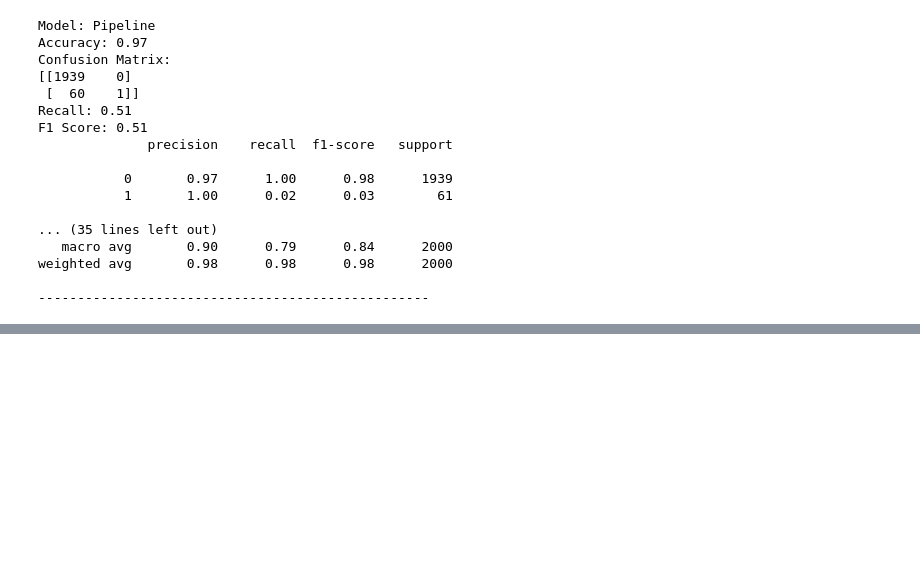
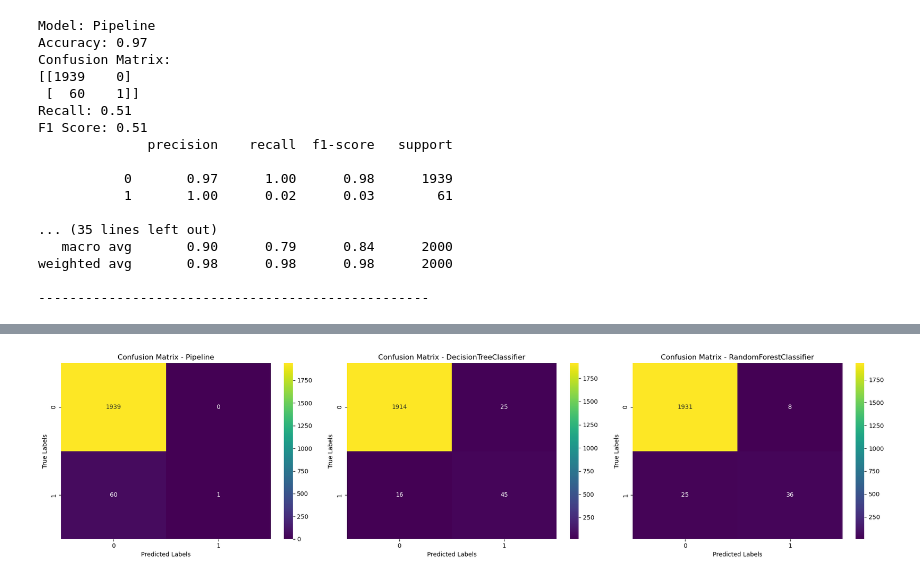
Before and after one commit to invinciblesk/predictive_maintenance_analytics, a Jupyter notebook: notebook/predictive_maintenance.ipynb, the cells around one changed output, grey strips where cells are left out. Saved outputs shown, nothing was run; the diff lists cells and outputs as text; code cells hidden in the pictures; blank space fills up the shorter version.

```diff
--- a/notebook/predictive_maintenance.ipynb
+++ b/notebook/predictive_maintenance.ipynb
@@ -685,0 +739,18 @@ weighted avg       0.98      0.98      0.98      2000
+# %%
+# confusion matrix
+fig, axes = plt.subplots(1, 3, figsize=(20, 5))
+
+for i, model in enumerate(models):
+    model_name = model.__class__.__name__
+    model.fit(X_train, y_train)
+    y_pred = model.predict(X_test)
+    confusion = confusion_matrix(y_test, y_pred)
+    sns.heatmap(confusion, annot=True, fmt='d', cmap='viridis', ax=axes[i])
+    axes[i].set_title(f'Confusion Matrix - {model_name}')
+    axes[i].set_xlabel('Predicted Labels')
+    axes[i].set_ylabel('True Labels')
+
+plt.tight_layout()
+plt.show()
+# %% [output]
+[figure, added]
```
Also changed, not shown: parts of 17 cells of this notebook.
